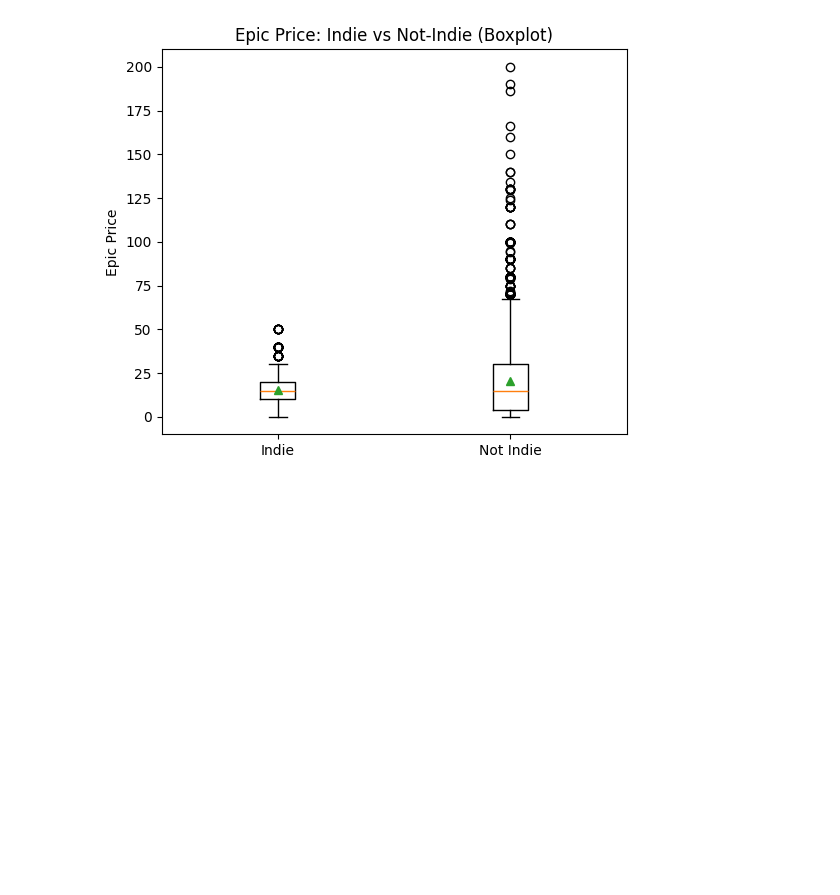
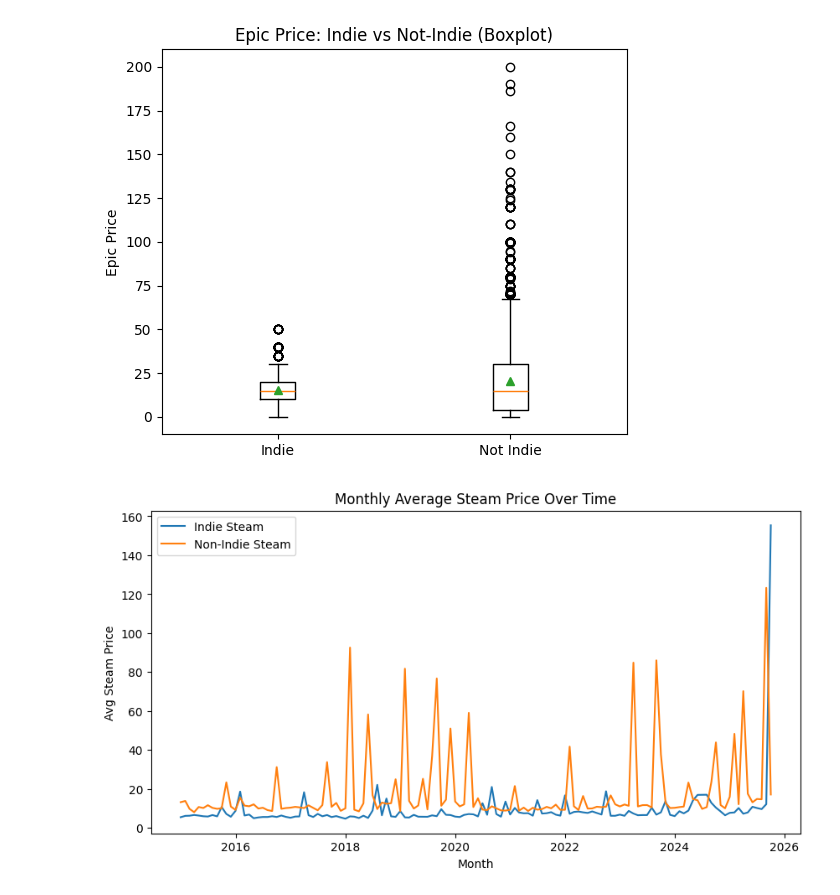
Before and after one commit to etherealgloriaw/data-curation-indie-games, a Jupyter notebook: scripts/3.3-indie-game-analysis-price.ipynb, the cells around one changed output. Cells and saved outputs as stored; diff of their text form; code cells hidden in the pictures; blank space fills up the shorter version.

Commit message:
add price trend and modify requirements.txt

```diff
--- a/scripts/3.3-indie-game-analysis-price.ipynb
+++ b/scripts/3.3-indie-game-analysis-price.ipynb
@@ -144,3 +144,24 @@ plt.title("Epic Price: Indie vs Not-Indie (Boxplot)")
 plt.show()
 # %% [output]
 [figure]
+# %%
+# Convert effective dates
+for df in [indie, notindie]:
+    for col in ["effective_date_steam","effective_date_epic"]:
+        if col in df.columns:
+            df[col] = pd.to_datetime(df[col], errors="coerce")
+
+
+indie_steam_month = indie.set_index("effective_date_steam")["price_steam"].resample("MS").mean()
+not_steam_month = notindie.set_index("effective_date_steam")["price_steam"].resample("MS").mean()
+
+plt.figure(figsize=(10,5))
+plt.plot(indie_steam_month.index, indie_steam_month.values, label="Indie Steam")
+plt.plot(not_steam_month.index, not_steam_month.values, label="Non‑Indie Steam")
+plt.xlabel("Month")
+plt.ylabel("Avg Steam Price")
+plt.title("Monthly Average Steam Price Over Time")
+plt.legend()
+plt.show()
+# %% [output]
+[figure, added]
```
Also changed, not shown: parts of 1 cell of this notebook, 1 other file.
